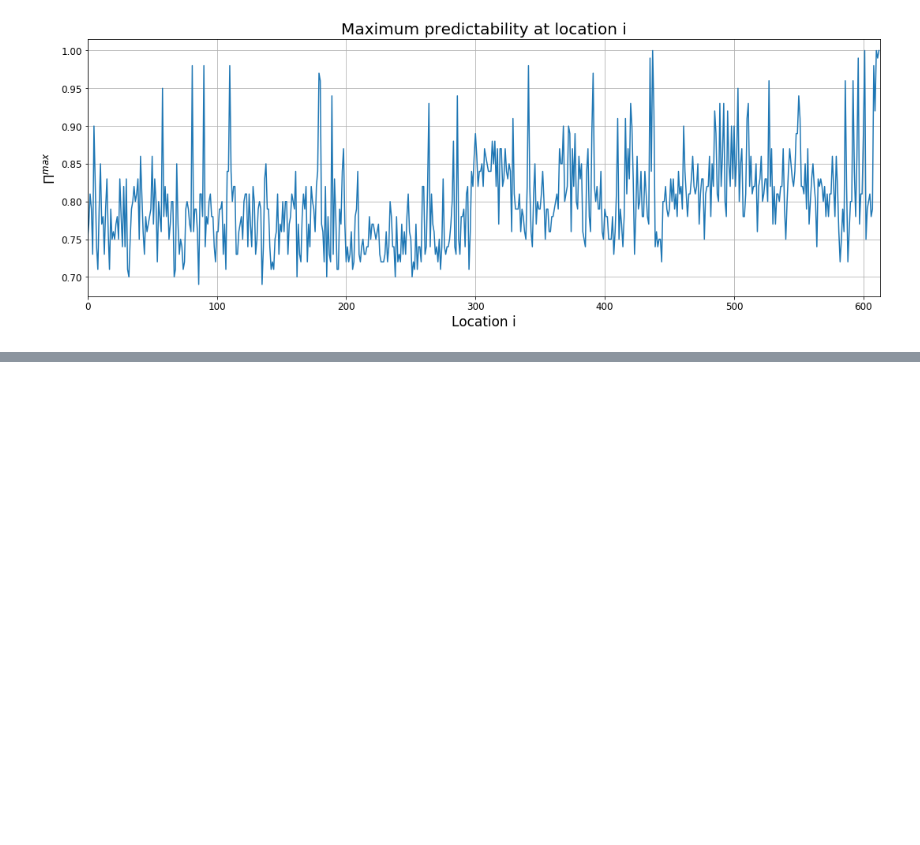
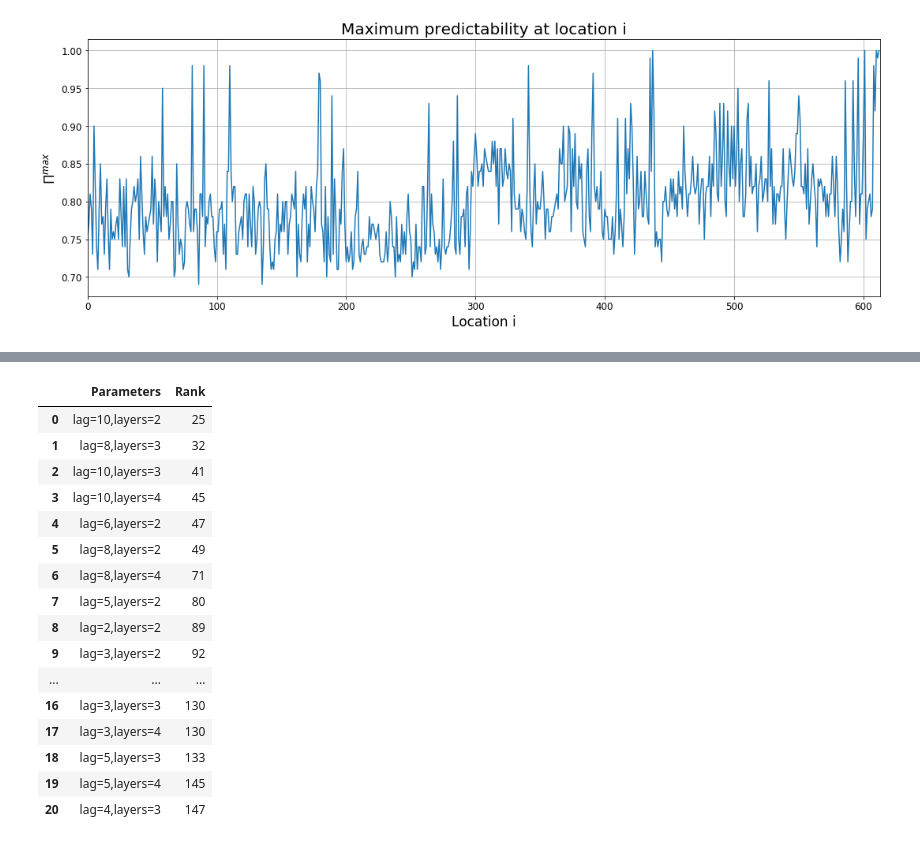
Before and after one commit to Cuspian/DLProject, a Jupyter notebook: BuildTimeSeries.ipynb, the cells around one changed output, grey strips where cells are left out. Drawn from its saved outputs; the diff is of its cells as text; code cells hidden in the pictures; blank space fills up the shorter version.

Commit message:
Fitting parameters

```diff
--- a/BuildTimeSeries.ipynb
+++ b/BuildTimeSeries.ipynb
@@ -139,0 +414,10 @@ drawSeries([predictabilities], 'Location i', r'$\Pi^{max}$',
+# %%
+print "Series #10"
+series = timeseries[9]
+current_errors = {}
+for lag in lags:
+    for n_layers in num_layers:
+        print "Lag layers ", lag, n_layers
+        current_errors['lag='+str(lag)+',layers='+str(n_layers)] = fit_LSTM(series, lag, 0.95, 2, n_layers)
+errors.append(current_errors)
+print current_errors
@@ -139,0 +442,12 @@ drawSeries([predictabilities], 'Location i', r'$\Pi^{max}$',
+# %%
+results = []
+results.append({'lag=8,layers=4': 6.4279108592498435, 'lag=10,layers=3': 6.239822755934839, 'lag=8,layers=2': 6.452297508041405, 'lag=8,layers=3': 6.175465450946683, 'lag=3,layers=3': 7.375438778618897, 'lag=3,layers=2': 6.686551029352146, 'lag=10,layers=2': 6.524832321914998, 'lag=4,layers=4': 7.921636885389426, 'lag=3,layers=4': 7.5057805884372115, 'lag=4,layers=2': 6.675506352415777, 'lag=5,layers=3': 7.155972823124983, 'lag=5,layers=2': 6.605543724694038, 'lag=5,layers=4': 7.543113979418912, 'lag=4,layers=3': 7.079406303174357, 'lag=2,layers=4': 7.663038157634514, 'lag=10,layers=4': 6.163803131413626, 'lag=6,layers=2': 6.579175676570307, 'lag=6,layers=3': 7.08151941200454, 'lag=6,layers=4': 7.679274061044968, 'lag=2,layers=2': 7.0193769896027876, 'lag=2,layers=3': 7.057156171819004})
+results.append({'lag=8,layers=4': 5.726350149912092, 'lag=10,layers=3': 5.145441608871985, 'lag=8,layers=2': 5.167150435812424, 'lag=8,layers=3': 4.942496593143226, 'lag=3,layers=3': 5.545126818077202, 'lag=3,layers=2': 5.4573128973698735, 'lag=10,layers=2': 5.0559593657590085, 'lag=4,layers=4': 6.011747514071176, 'lag=3,layers=4': 6.180163167648116, 'lag=4,layers=2': 5.394405918016688, 'lag=5,layers=3': 5.690211996580315, 'lag=5,layers=2': 5.082636182804391, 'lag=5,layers=4': 6.373900832305634, 'lag=4,layers=3': 5.977470708324923, 'lag=2,layers=4': 6.789514106168091, 'lag=10,layers=4': 5.01572277087599, 'lag=6,layers=2': 5.143550260334483, 'lag=6,layers=3': 6.057217046176677, 'lag=6,layers=4': 6.334977147086471, 'lag=2,layers=2': 5.388107525659436, 'lag=2,layers=3': 5.803520663242369})
+results.append({'lag=8,layers=4': 6.708930848292239, 'lag=10,layers=3': 6.796906678166743, 'lag=8,layers=2': 6.693424090334069, 'lag=8,layers=3': 6.524577165999543, 'lag=3,layers=3': 8.077486576845567, 'lag=3,layers=2': 6.990496889297274, 'lag=10,layers=2': 6.591122284023711, 'lag=4,layers=4': 8.381327138951338, 'lag=3,layers=4': 8.045430260254332, 'lag=4,layers=2': 7.307101966975597, 'lag=5,layers=3': 6.7485739395237205, 'lag=5,layers=2': 7.278128890354484, 'lag=5,layers=4': 8.30168203446953, 'lag=4,layers=3': 8.393249725750504, 'lag=2,layers=4': 8.287328570291933, 'lag=10,layers=4': 6.759910659780335, 'lag=6,layers=2': 6.400641590612253, 'lag=6,layers=3': 7.230256773977162, 'lag=6,layers=4': 8.953815291084503, 'lag=2,layers=2': 7.3783765079784205, 'lag=2,layers=3': 7.483156866662515})
+results.append({'lag=8,layers=4': 2.9589277072441886, 'lag=10,layers=3': 2.7567377568353613, 'lag=8,layers=2': 2.7122700569111964, 'lag=8,layers=3': 2.5855518654503977, 'lag=3,layers=3': 3.077766776079921, 'lag=3,layers=2': 2.949075963284735, 'lag=10,layers=2': 2.708510558061368, 'lag=4,layers=4': 3.366622136328, 'lag=3,layers=4': 3.22011076513726, 'lag=4,layers=2': 2.876634281141331, 'lag=5,layers=3': 3.155331832623044, 'lag=5,layers=2': 2.7749778665547042, 'lag=5,layers=4': 3.2704001380369303, 'lag=4,layers=3': 3.0214612214139396, 'lag=2,layers=4': 3.2074728542224555, 'lag=10,layers=4': 2.465947485293477, 'lag=6,layers=2': 2.718188089836726, 'lag=6,layers=3': 2.705382213375237, 'lag=6,layers=4': 2.8932893249725393, 'lag=2,layers=2': 2.811253158453769, 'lag=2,layers=3': 3.1008973496259524})
+results.append({'lag=8,layers=4': 2.2530690096449306, 'lag=10,layers=3': 2.152389610552331, 'lag=8,layers=2': 2.1465407838097854, 'lag=8,layers=3': 2.1720001863211005, 'lag=3,layers=3': 2.3008153481719775, 'lag=3,layers=2': 2.190148806535047, 'lag=10,layers=2': 2.1945830055309368, 'lag=4,layers=4': 2.474206348596058, 'lag=3,layers=4': 2.2356308098345243, 'lag=4,layers=2': 2.2462658058002942, 'lag=5,layers=3': 2.3712747040901876, 'lag=5,layers=2': 2.206949251936062, 'lag=5,layers=4': 2.3550366428245444, 'lag=4,layers=3': 2.368680075468635, 'lag=2,layers=4': 2.4349192160770823, 'lag=10,layers=4': 2.2297782553528815, 'lag=6,layers=2': 2.171772413187481, 'lag=6,layers=3': 2.30715801923082, 'lag=6,layers=4': 2.4011685831920286, 'lag=2,layers=2': 2.295235590279281, 'lag=2,layers=3': 2.2608632967485724})
+results.append({'lag=8,layers=4': 2.377238797651176, 'lag=10,layers=3': 2.262296483926266, 'lag=8,layers=2': 2.3761971541967135, 'lag=8,layers=3': 2.2683279515951207, 'lag=3,layers=3': 2.8773417642732273, 'lag=3,layers=2': 2.671151889921639, 'lag=10,layers=2': 2.302568433403697, 'lag=4,layers=4': 2.755910291342041, 'lag=3,layers=4': 2.8423256163511708, 'lag=4,layers=2': 2.420665555671325, 'lag=5,layers=3': 2.722577454377005, 'lag=5,layers=2': 2.4910720200679553, 'lag=5,layers=4': 2.7409657195943766, 'lag=4,layers=3': 2.720632598092471, 'lag=2,layers=4': 2.978502640458829, 'lag=10,layers=4': 2.3159954823091806, 'lag=6,layers=2': 2.4512497691081934, 'lag=6,layers=3': 2.5033384002539143, 'lag=6,layers=4': 2.7649923679175696, 'lag=2,layers=2': 2.5628393191842944, 'lag=2,layers=3': 2.879782221882347})
+results.append({'lag=8,layers=4': 1.4583020115162295, 'lag=10,layers=3': 1.411260902576041, 'lag=8,layers=2': 1.3921841852659411, 'lag=8,layers=3': 1.4495982109381553, 'lag=3,layers=3': 1.5481616310987631, 'lag=3,layers=2': 1.550008981462496, 'lag=10,layers=2': 1.3804831533492743, 'lag=4,layers=4': 1.5764089190360078, 'lag=3,layers=4': 1.5835985040414366, 'lag=4,layers=2': 1.5123199875307192, 'lag=5,layers=3': 1.5915930761859374, 'lag=5,layers=2': 1.5251166987185982, 'lag=5,layers=4': 1.5889428005537443, 'lag=4,layers=3': 1.5979028300217533, 'lag=2,layers=4': 1.6567905590557113, 'lag=10,layers=4': 1.4720370433042218, 'lag=6,layers=2': 1.5006072300861062, 'lag=6,layers=3': 1.5851508871568523, 'lag=6,layers=4': 1.578459095549943, 'lag=2,layers=2': 1.545607001360594, 'lag=2,layers=3': 1.5697268845345298})
+results.append({'lag=8,layers=4': 2.455679165679514, 'lag=10,layers=3': 2.35732865221894, 'lag=8,layers=2': 2.4863854733165516, 'lag=8,layers=3': 2.448715418622982, 'lag=3,layers=3': 2.8068087947238216, 'lag=3,layers=2': 2.8262020032802386, 'lag=10,layers=2': 2.3942042117223177, 'lag=4,layers=4': 2.9436181223715985, 'lag=3,layers=4': 2.7117751679464055, 'lag=4,layers=2': 2.8077505549011965, 'lag=5,layers=3': 2.764665282618108, 'lag=5,layers=2': 2.7157473187004513, 'lag=5,layers=4': 3.4303616319170347, 'lag=4,layers=3': 2.7439197352194555, 'lag=2,layers=4': 3.1939508271946075, 'lag=10,layers=4': 2.400545922874755, 'lag=6,layers=2': 2.4370740562902937, 'lag=6,layers=3': 2.440415802967862, 'lag=6,layers=4': 2.7386315285429594, 'lag=2,layers=2': 2.711785294548215, 'lag=2,layers=3': 2.6193920046560435})
+results.append({'lag=8,layers=4': 1.2515874377069747, 'lag=10,layers=3': 1.084507285194836, 'lag=8,layers=2': 1.1038464118456832, 'lag=8,layers=3': 1.0903567312228397, 'lag=3,layers=3': 1.1263073362719416, 'lag=3,layers=2': 1.1107626152272705, 'lag=10,layers=2': 1.1056924543230608, 'lag=4,layers=4': 1.1660648475282125, 'lag=3,layers=4': 1.119901720137625, 'lag=4,layers=2': 1.1096022904514908, 'lag=5,layers=3': 1.1254406079863142, 'lag=5,layers=2': 1.1157128226352755, 'lag=5,layers=4': 1.1486161459738349, 'lag=4,layers=3': 1.1351136515450195, 'lag=2,layers=4': 1.1094332521387342, 'lag=10,layers=4': 1.0978162363993564, 'lag=6,layers=2': 1.108967543281708, 'lag=6,layers=3': 1.1046314363728291, 'lag=6,layers=4': 1.1346754856904624, 'lag=2,layers=2': 1.1108281979948522, 'lag=2,layers=3': 1.170804234995483})
+results.append({'lag=8,layers=4': 0.5795530564607784, 'lag=10,layers=3': 0.5829241717748401, 'lag=8,layers=2': 0.5814997619272442, 'lag=8,layers=3': 0.5798543542043564, 'lag=3,layers=3': 0.5760639168707197, 'lag=3,layers=2': 0.5744907829017586, 'lag=10,layers=2': 0.5861888016511386, 'lag=4,layers=4': 0.5782506636857043, 'lag=3,layers=4': 0.5756334293861751, 'lag=4,layers=2': 0.5774908813462647, 'lag=5,layers=3': 0.5776810293189912, 'lag=5,layers=2': 0.5768560098795853, 'lag=5,layers=4': 0.5770202328399902, 'lag=4,layers=3': 0.5782323647732438, 'lag=2,layers=4': 0.573584340298253, 'lag=10,layers=4': 0.5836624024969759, 'lag=6,layers=2': 0.576474915594919, 'lag=6,layers=3': 0.5761516188907371, 'lag=6,layers=4': 0.5757125579383241, 'lag=2,layers=2': 0.5731754279720921, 'lag=2,layers=3': 0.5720618658256079})
@@ -139,0 +457,8 @@ drawSeries([predictabilities], 'Location i', r'$\Pi^{max}$',
+# %%
+counts = {}
+flatened = sum(map(lambda x: zip(np.transpose(x)[0], range(len(results[0])))[:-1], results), [])
+for pair in flatened:
+    if pair[0] not in counts:
+        counts[pair[0]] = pair[1]
+    else:
+        counts[pair[0]] = counts[pair[0]] + pair[1]
@@ -139,0 +507,22 @@ drawSeries([predictabilities], 'Location i', r'$\Pi^{max}$',
+# %%
+df = pd.DataFrame(sorted(counts.items(), key = lambda (k,v): (v, k)))
+df.columns = [['Parameters', 'Rank']]
+df
+# %% [output]
+|  | Parameters | Rank |
+| 0 | lag=10,layers=2 | 25 |
+| 1 | lag=8,layers=3 | 32 |
+| 2 | lag=10,layers=3 | 41 |
+| 3 | lag=10,layers=4 | 45 |
+| 4 | lag=6,layers=2 | 47 |
+| 5 | lag=8,layers=2 | 49 |
+| 6 | lag=8,layers=4 | 71 |
+| 7 | lag=5,layers=2 | 80 |
+| 8 | lag=2,layers=2 | 89 |
+| 9 | lag=3,layers=2 | 92 |
+| ... | ... | ... |
+| 16 | lag=3,layers=3 | 130 |
+| 17 | lag=3,layers=4 | 130 |
+| 18 | lag=5,layers=3 | 133 |
+| 19 | lag=5,layers=4 | 145 |
+| 20 | lag=4,layers=3 | 147 |
```
Also changed, not shown: parts of 21 cells of this notebook.
